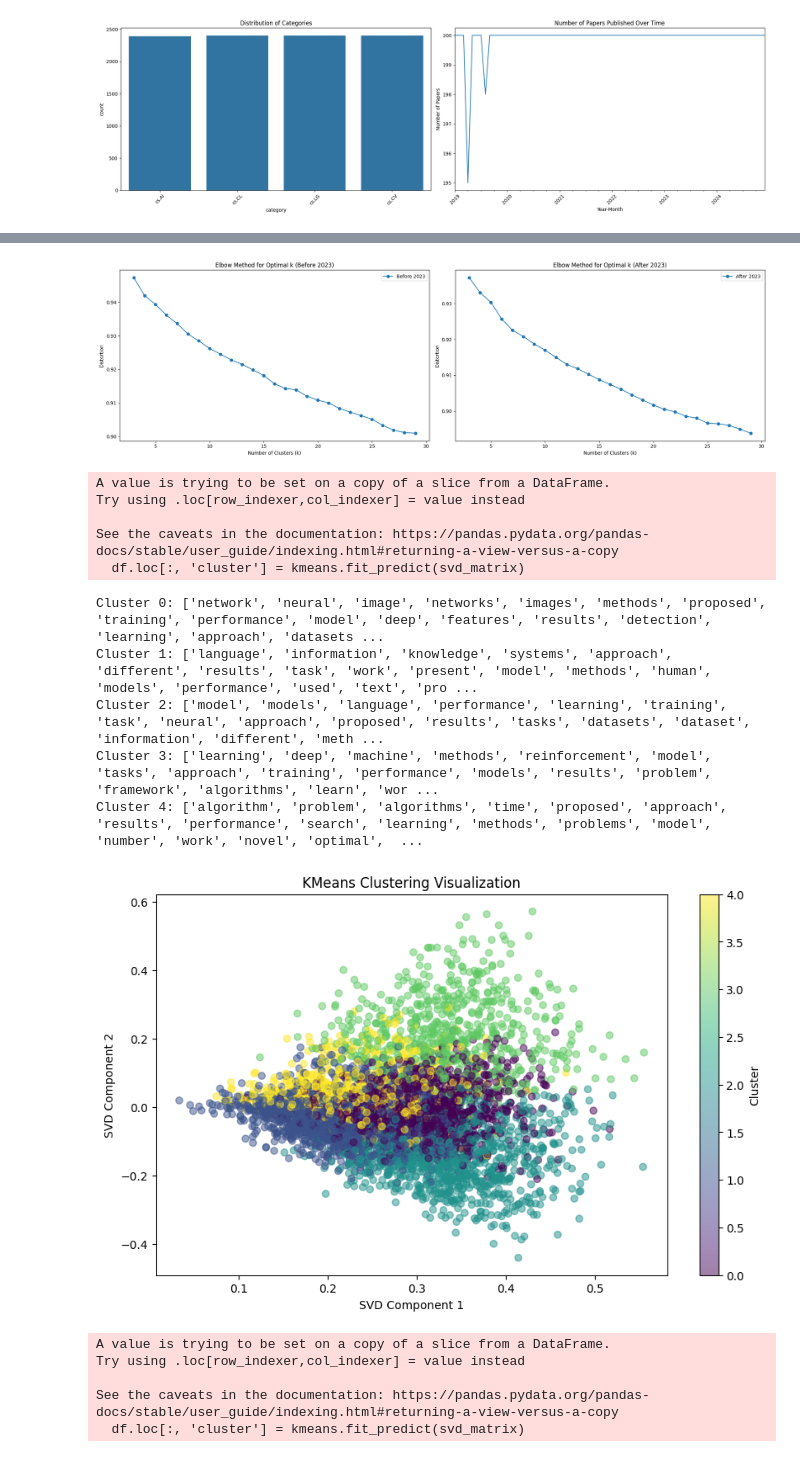
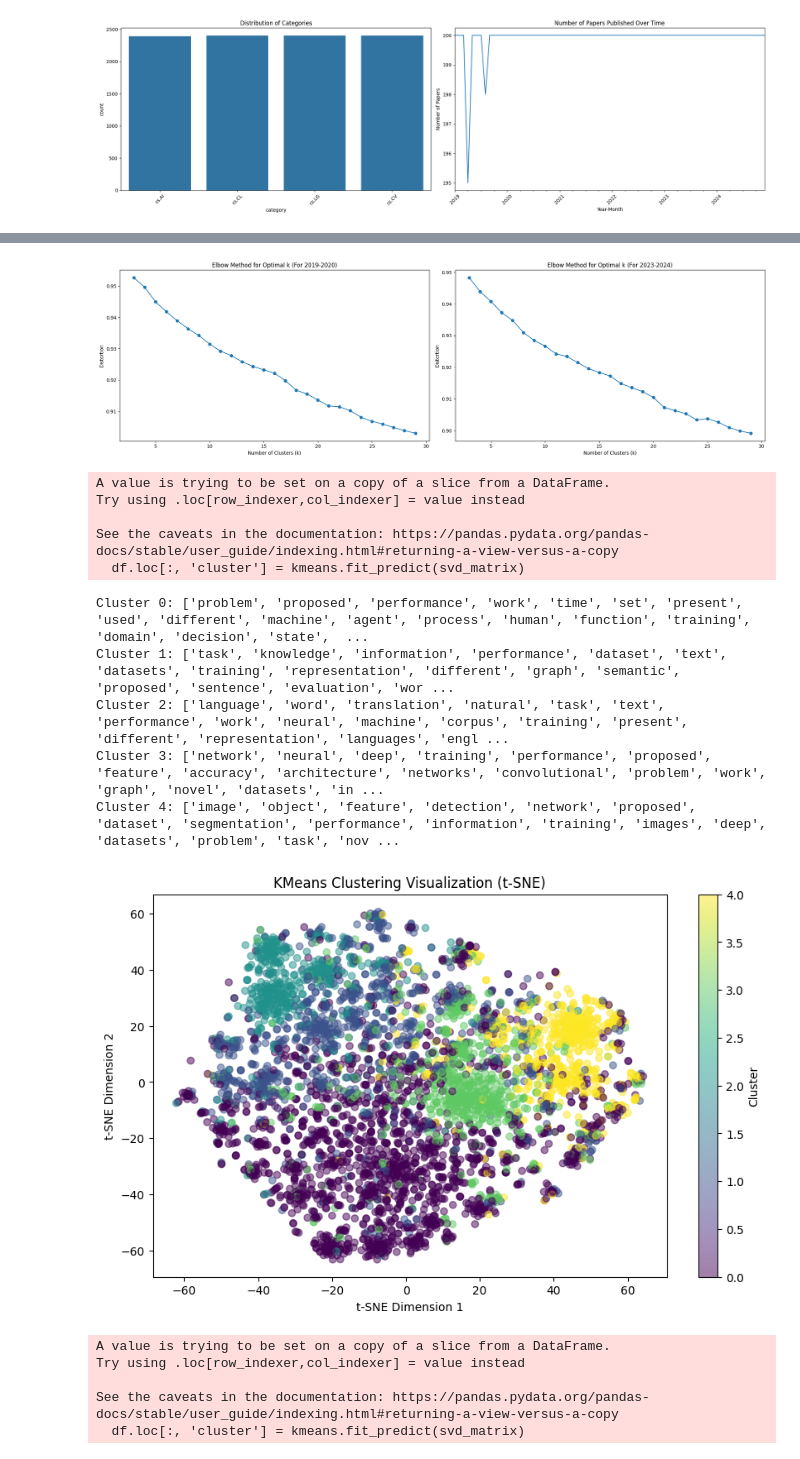
Before and after one commit to ShadowMasterAJ/Arxiv-Paper-Topic-Modelling, a Jupyter notebook: unsup_topicator.ipynb, the cells around one changed output, grey strips where cells are left out. Drawn from its saved outputs; the diff is of its cells as text; code cells hidden in the pictures.

```diff
--- a/unsup_topicator.ipynb
+++ b/unsup_topicator.ipynb
@@ -202,6 +202,7 @@ from nltk.stem.porter import PorterStemmer
 from joblib import Parallel, delayed
 from tqdm_joblib import tqdm_joblib
 from tqdm import tqdm
+
 # Initialize stemmer and lemmatizer
 stemmer = PorterStemmer()
 lemmatizer = WordNetLemmatizer()
@@ -209,9 +210,17 @@ lemmatizer = WordNetLemmatizer()
 # Function to stem and lemmatize text
 def stem_and_lemmatize(text):
     words = text.split()
-    stemmed = [stemmer.stem(word) for word in words]
-    lemmatized = [lemmatizer.lemmatize(word) for word in stemmed]
+    # stemmed = [stemmer.stem(word) for word in words]
+    lemmatized = [lemmatizer.lemmatize(word) for word in words]
     return ' '.join(lemmatized)
+
+# Show examples before and after stemming and lemmatizing
+print("\nExamples Before and After Stemming and Lemmatizing:")
+for i in range(min(7, len(df))):
+    original = df['abstract'][i]
+    cleaned = stem_and_lemmatize(original)
+    print(f"Original Abstract {i+1}:\t{original}...")  # Show first 200 characters
+    print(f"Cleaned Abstract {i+1}:\t{cleaned}...")  # Show first 200 characters
 
 with tqdm_joblib(tqdm(desc="Stemming and Lemmatizing", total=len(df), leave=True, position=0)) as progress_bar:
     df['cleaned_abstract'] = Parallel(n_jobs=-1)(
@@ -330,24 +477,24 @@ with ThreadPoolExecutor() as executor:
 fig, axes = plt.subplots(1, 2, figsize=(20, 6))
 
 # Plot for svd_matrix_2020
-axes[0].plot(k_values, distortion_2020, marker='o', label='Before 2023')
+axes[0].plot(k_values, distortion_2020, marker='o')
 axes[0].set_xlabel('Number of Clusters (k)')
 axes[0].set_ylabel('Distortion')
-axes[0].set_title('Elbow Method for Optimal k (Before 2023)')
-axes[0].legend()
+axes[0].set_title('Elbow Method for Optimal k (For 2019-2020)')
 
 # Plot for svd_matrix_2023
-axes[1].plot(k_values, distortion_2023, marker='o', label='After 2023')
+axes[1].plot(k_values, distortion_2023, marker='o')
 axes[1].set_xlabel('Number of Clusters (k)')
 axes[1].set_ylabel('Distortion')
-axes[1].set_title('Elbow Method for Optimal k (After 2023)')
-axes[1].legend()
+axes[1].set_title('Elbow Method for Optimal k (For 2023-2024)')
 
 plt.tight_layout()
 plt.show()
 # %% [output]
-[figure, old version]
+[figure, new version]
 # %%
+from sklearn.manifold import TSNE
+
 def perform_clustering(df, svd_matrix, n_clusters=5):
     """
     Perform KMeans clustering on the given DataFrame and SVD matrix.
@@ -366,44 +513,48 @@ def perform_clustering(df, svd_matrix, n_clusters=5):
     # Print top terms per cluster
     for cluster_id in range(n_clusters):
         cluster_text = df[df['cluster'] == cluster_id]['cleaned_abstract']
         if cluster_text.empty:
             print(f"Cluster {cluster_id}: [No documents]")
             continue
         tfidf_vectorizer = TfidfVectorizer(stop_words='english', max_features=20)
         tfidf_matrix = tfidf_vectorizer.fit_transform(cluster_text)
         try:
             top_words_idx = tfidf_matrix.sum(axis=0).argsort()[0, ::-1].tolist()[0]
             top_words = [tfidf_vectorizer.get_feature_names_out()[i] for i in top_words_idx]
         except IndexError:
             top_words = ["No significant terms"]
         print(f"Cluster {cluster_id}: {top_words}")
 
-    # Visualize the KMeans clustering using a scatter plot of the first two SVD components
+    # Reduce dimensionality for visualization
+    tsne = TSNE(n_components=2, random_state=42)
+    tsne_matrix = tsne.fit_transform(svd_matrix)
+
+    # Visualize the t-SNE clustering
     plt.figure(figsize=(10, 6))
-    scatter = plt.scatter(svd_matrix[:, 0], svd_matrix[:, 1], c=df['cluster'], cmap='viridis', alpha=0.5)
+    scatter = plt.scatter(tsne_matrix[:, 0], tsne_matrix[:, 1], c=df['cluster'], cmap='viridis', alpha=0.5)
     plt.colorbar(scatter, label='Cluster')
-    plt.xlabel('SVD Component 1')
-    plt.ylabel('SVD Component 2')
-    plt.title('KMeans Clustering Visualization')
+    plt.xlabel('t-SNE Dimension 1')
+    plt.ylabel('t-SNE Dimension 2')
+    plt.title('KMeans Clustering Visualization (t-SNE)')
     plt.show()
 
     return df
 
 # Perform clustering for both time periods
 df_2020 = perform_clustering(df_2020, svd_matrix_2020, n_clusters=5)
 df_2023 = perform_clustering(df_2023, svd_matrix_2023, n_clusters=5)
 # %% [output]
 A value is trying to be set on a copy of a slice from a DataFrame.
 Try using .loc[row_indexer,col_indexer] = value instead
 
 See the caveats in the documentation: https://pandas.pydata.org/pandas-docs/stable/user_guide/indexing.html#returning-a-view-versus-a-copy
   df.loc[:, 'cluster'] = kmeans.fit_predict(svd_matrix)
-Cluster 0: ['network', 'neural', 'image', 'networks', 'images', 'methods', 'proposed', 'training', 'performance', 'model', 'deep', 'features', 'results', 'detection', 'learning', 'approach', 'datasets ...
-Cluster 1: ['language', 'information', 'knowledge', 'systems', 'approach', 'different', 'results', 'task', 'work', 'present', 'model', 'methods', 'human', 'models', 'performance', 'used', 'text', 'pro ...
-Cluster 2: ['model', 'models', 'language', 'performance', 'learning', 'training', 'task', 'neural', 'approach', 'proposed', 'results', 'tasks', 'datasets', 'dataset', 'information', 'different', 'meth ...
-Cluster 3: ['learning', 'deep', 'machine', 'methods', 'reinforcement', 'model', 'tasks', 'approach', 'training', 'performance', 'models', 'results', 'problem', 'framework', 'algorithms', 'learn', 'wor ...
-Cluster 4: ['algorithm', 'problem', 'algorithms', 'time', 'proposed', 'approach', 'results', 'performance', 'search', 'learning', 'methods', 'problems', 'model', 'number', 'work', 'novel', 'optimal',  ...
+Cluster 0: ['problem', 'proposed', 'performance', 'work', 'time', 'set', 'present', 'used', 'different', 'machine', 'agent', 'process', 'human', 'function', 'training', 'domain', 'decision', 'state',  ...
+Cluster 1: ['task', 'knowledge', 'information', 'performance', 'dataset', 'text', 'datasets', 'training', 'representation', 'different', 'graph', 'semantic', 'proposed', 'sentence', 'evaluation', 'wor ...
+Cluster 2: ['language', 'word', 'translation', 'natural', 'task', 'text', 'performance', 'work', 'neural', 'machine', 'corpus', 'training', 'present', 'different', 'representation', 'languages', 'engl ...
+Cluster 3: ['network', 'neural', 'deep', 'training', 'performance', 'proposed', 'feature', 'accuracy', 'architecture', 'networks', 'convolutional', 'problem', 'work', 'graph', 'novel', 'datasets', 'in ...
+Cluster 4: ['image', 'object', 'feature', 'detection', 'network', 'proposed', 'dataset', 'segmentation', 'performance', 'information', 'training', 'images', 'deep', 'datasets', 'problem', 'task', 'nov ...
-[figure, old version]
+[figure, new version]
 A value is trying to be set on a copy of a slice from a DataFrame.
 Try using .loc[row_indexer,col_indexer] = value instead
 
```
Also changed, not shown: parts of 12 cells of this notebook.
